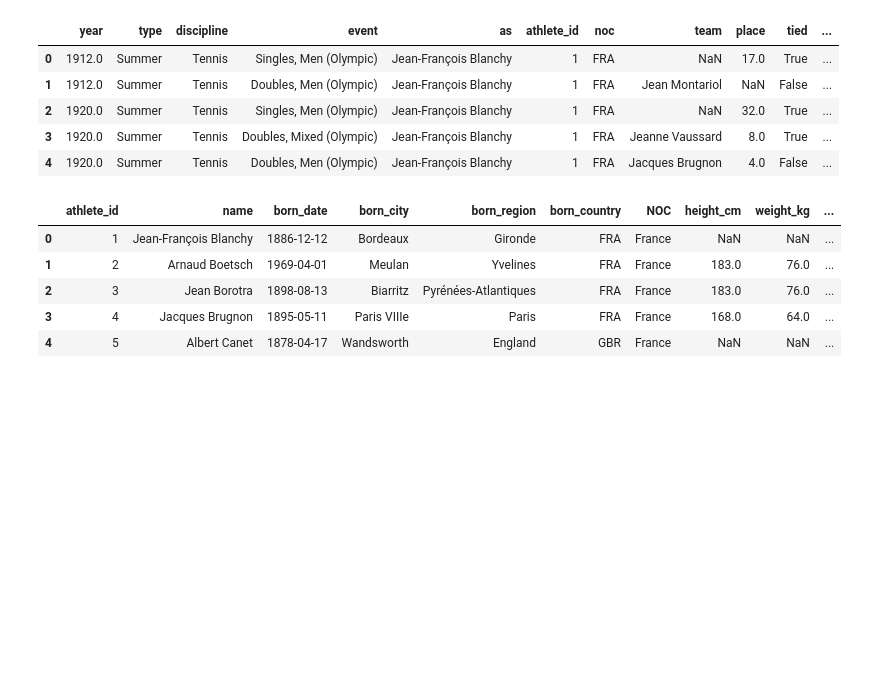
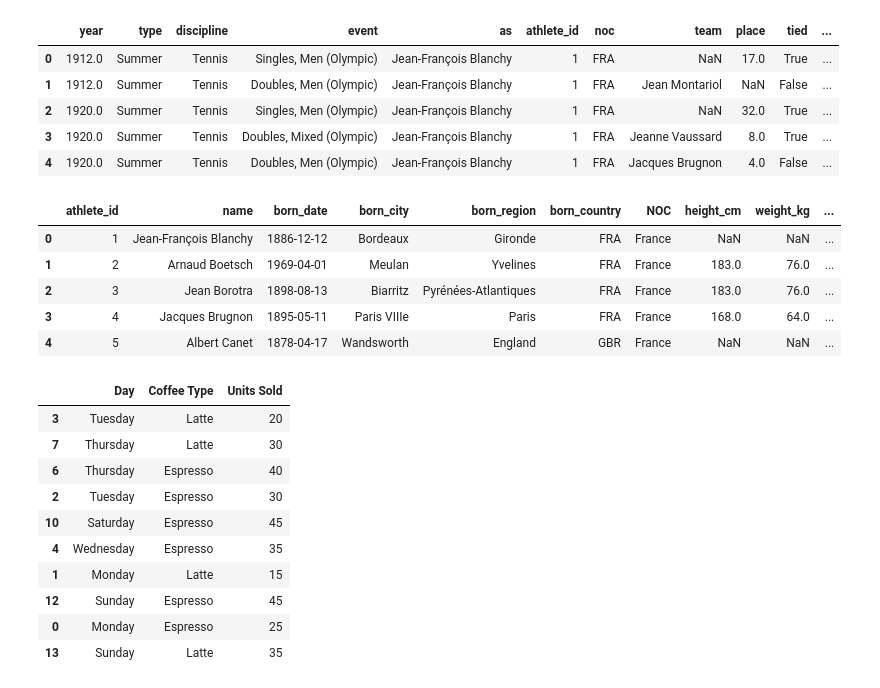
Before and after one commit to VincentMugondora/complete-pandas-tutorial, a Jupyter notebook: main.ipynb, the cells around one changed output. Saved outputs shown, nothing was run; the diff lists cells and outputs as text; code cells hidden in the pictures; blank space fills up the shorter version.

Commit message:
Add output display for coffee DataFrame analysis in Jupyter notebook

```diff
--- a/main.ipynb
+++ b/main.ipynb
@@ -111,3 +111,21 @@ bios.head()
 | 2 | 3 | Jean Borotra | 1898-08-13 | Biarritz | Pyrénées-Atlantiques | FRA | France | 183.0 | 76.0 | ... |
 | 3 | 4 | Jacques Brugnon | 1895-05-11 | Paris VIIIe | Paris | FRA | France | 168.0 | 64.0 | ... |
 | 4 | 5 | Albert Canet | 1878-04-17 | Wandsworth | England | GBR | France | NaN | NaN | ... |
+# %%
+coffee
+coffee.head()
+coffee.tail()
+coffee.describe()
+coffee.sample(10, random_state=1)
+# %% [output]
+|  | Day | Coffee Type | Units Sold |
+| 3 | Tuesday | Latte | 20 |
+| 7 | Thursday | Latte | 30 |
+| 6 | Thursday | Espresso | 40 |
+| 2 | Tuesday | Espresso | 30 |
+| 10 | Saturday | Espresso | 45 |
+| 4 | Wednesday | Espresso | 35 |
+| 1 | Monday | Latte | 15 |
+| 12 | Sunday | Espresso | 45 |
+| 0 | Monday | Espresso | 25 |
+| 13 | Sunday | Latte | 35 |
```
